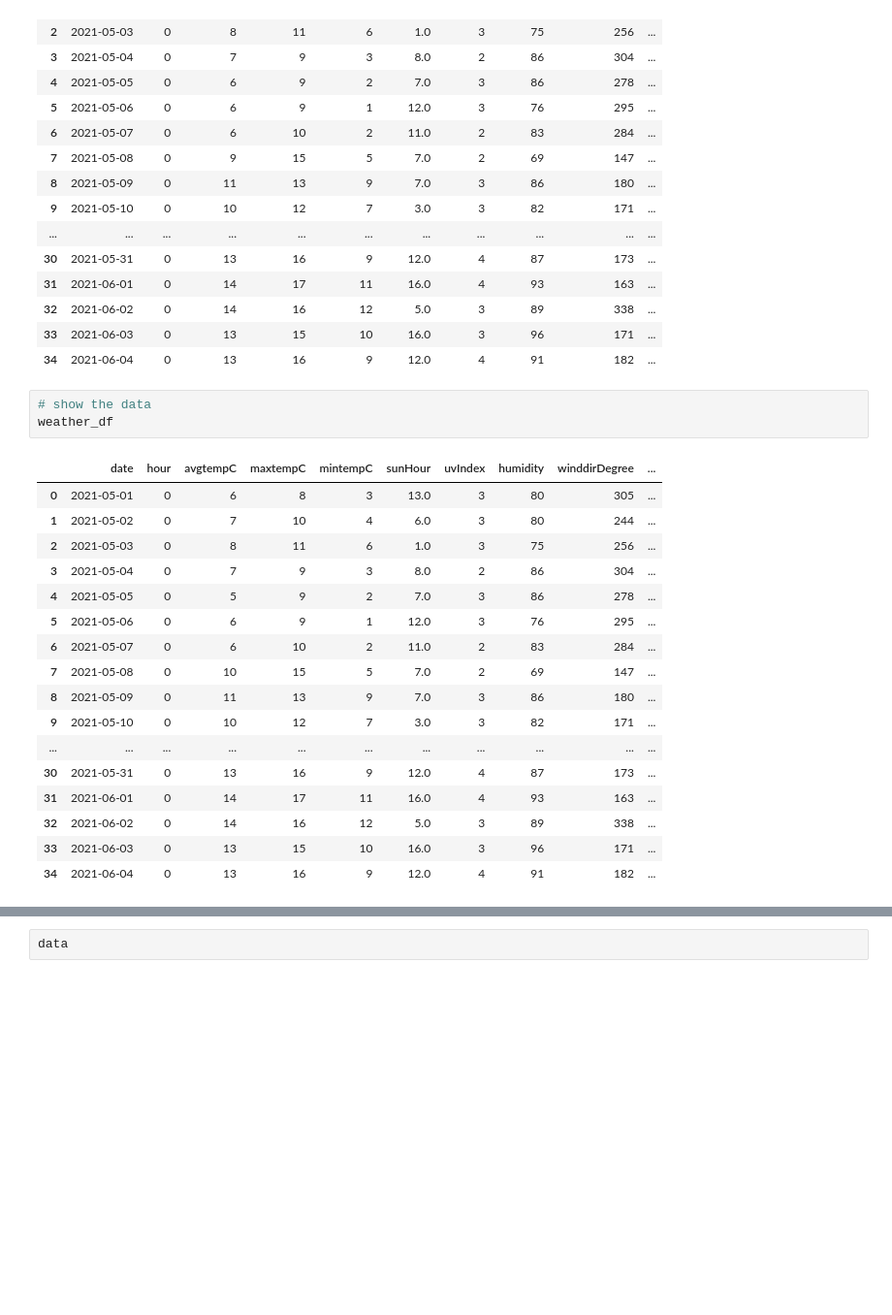
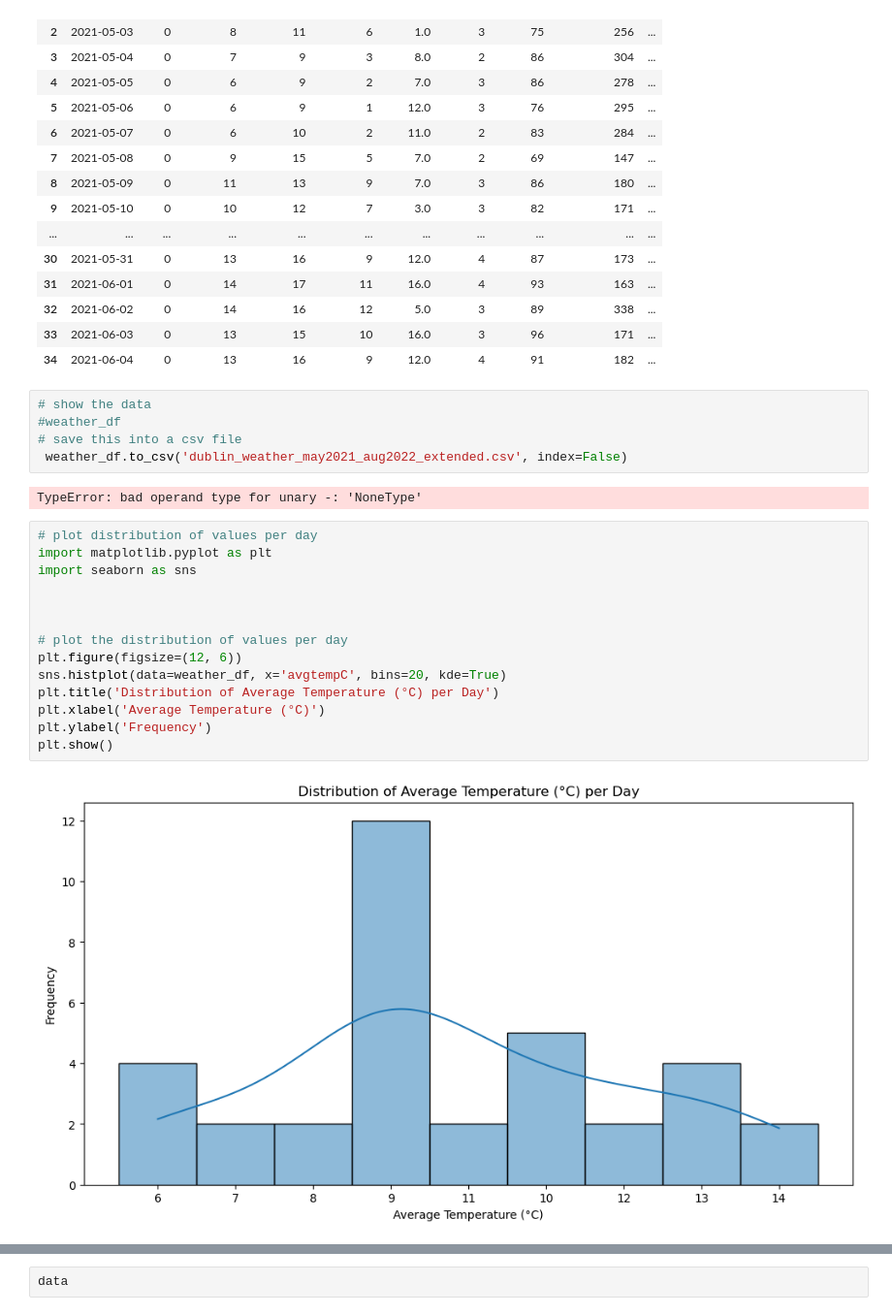
Before and after one commit to GiuliaGGG/Hyperlocal-Air-Quality-Prediction-in-Dublin, a Jupyter notebook: weather-data-preparation.ipynb, the cells around one changed output, grey strips where cells are left out. Shown at 97% size. Cells and saved outputs as stored; diff of their text form; blank space fills up the shorter version.

```diff
--- a/weather-data-preparation.ipynb
+++ b/weather-data-preparation.ipynb
@@ -92,22 +92,24 @@ weather_df
 | 34 | 2021-06-04 | 0 | 13 | 16 | 9 | 12.0 | 4 | 91 | 182 | ... |
 # %%
 # show the data
-weather_df
+#weather_df
+# save this into a csv file
+ weather_df.to_csv('dublin_weather_may2021_aug2022_extended.csv', index=False)
 # %% [output]
-|  | date | hour | avgtempC | maxtempC | mintempC | sunHour | uvIndex | humidity | winddirDegree | ... |
-| 0 | 2021-05-01 | 0 | 6 | 8 | 3 | 13.0 | 3 | 80 | 305 | ... |
-| 1 | 2021-05-02 | 0 | 7 | 10 | 4 | 6.0 | 3 | 80 | 244 | ... |
-| 2 | 2021-05-03 | 0 | 8 | 11 | 6 | 1.0 | 3 | 75 | 256 | ... |
-| 3 | 2021-05-04 | 0 | 7 | 9 | 3 | 8.0 | 2 | 86 | 304 | ... |
-| 4 | 2021-05-05 | 0 | 5 | 9 | 2 | 7.0 | 3 | 86 | 278 | ... |
-| 5 | 2021-05-06 | 0 | 6 | 9 | 1 | 12.0 | 3 | 76 | 295 | ... |
-| 6 | 2021-05-07 | 0 | 6 | 10 | 2 | 11.0 | 2 | 83 | 284 | ... |
-| 7 | 2021-05-08 | 0 | 10 | 15 | 5 | 7.0 | 2 | 69 | 147 | ... |
-| 8 | 2021-05-09 | 0 | 11 | 13 | 9 | 7.0 | 3 | 86 | 180 | ... |
-| 9 | 2021-05-10 | 0 | 10 | 12 | 7 | 3.0 | 3 | 82 | 171 | ... |
-| ... | ... | ... | ... | ... | ... | ... | ... | ... | ... | ... |
-| 30 | 2021-05-31 | 0 | 13 | 16 | 9 | 12.0 | 4 | 87 | 173 | ... |
-| 31 | 2021-06-01 | 0 | 14 | 17 | 11 | 16.0 | 4 | 93 | 163 | ... |
-| 32 | 2021-06-02 | 0 | 14 | 16 | 12 | 5.0 | 3 | 89 | 338 | ... |
-| 33 | 2021-06-03 | 0 | 13 | 15 | 10 | 16.0 | 3 | 96 | 171 | ... |
-| 34 | 2021-06-04 | 0 | 13 | 16 | 9 | 12.0 | 4 | 91 | 182 | ... |
+TypeError: bad operand type for unary -: 'NoneType'
+# %%
+# plot distribution of values per day
+import matplotlib.pyplot as plt
+import seaborn as sns
+
+
+
+# plot the distribution of values per day
+plt.figure(figsize=(12, 6))
+sns.histplot(data=weather_df, x='avgtempC', bins=20, kde=True)
+plt.title('Distribution of Average Temperature (°C) per Day')
+plt.xlabel('Average Temperature (°C)')
+plt.ylabel('Frequency')
+plt.show()
+# %% [output]
+[figure, added]
```
Also changed, not shown: parts of 1 cell of this notebook, 1 other file.
